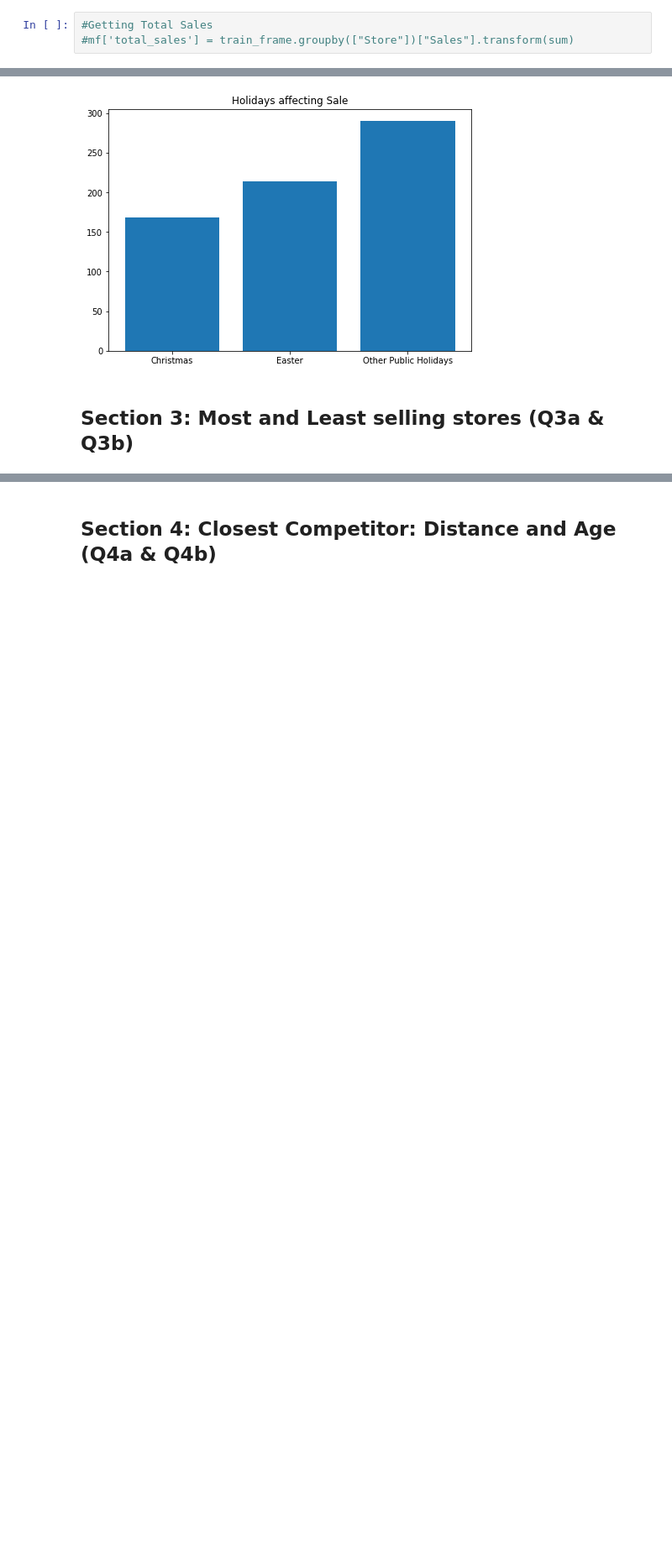
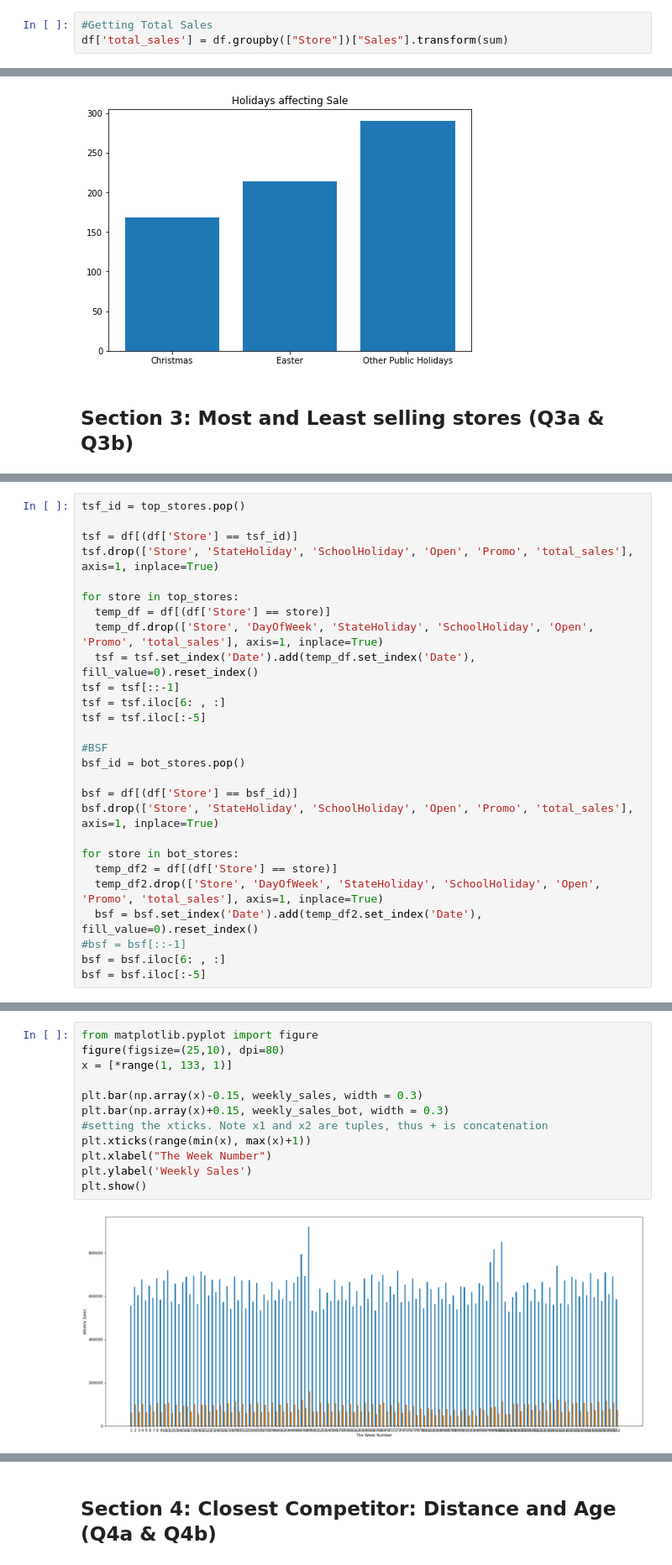
Before and after one commit to babuaravind/Rossman-Store-Sales, a Jupyter notebook: Babu_Aravind_Sivamani_cse519_hw3_bond_james_123456789.ipynb, the cells around one changed output, grey strips where cells are left out. Shown at 84% size. Cells and saved outputs as stored; diff of their text form; blank space fills up the shorter version.

```diff
--- a/Babu_Aravind_Sivamani_cse519_hw3_bond_james_123456789.ipynb
+++ b/Babu_Aravind_Sivamani_cse519_hw3_bond_james_123456789.ipynb
@@ -87,7 +90,7 @@ Store Dataframe
 merged_frame = sf.merge(df, on = "Store", how = "inner")
 # %%
 #Getting Total Sales
-#mf['total_sales'] = train_frame.groupby(["Store"])["Sales"].transform(sum)
+df['total_sales'] = df.groupby(["Store"])["Sales"].transform(sum)
 # %%
 #sub =
 #print(sub['Sales'].sum())
@@ -212,0 +259,27 @@ df['total_sales'] = df.groupby(["Store"])["Sales"].transform(sum)
+# %%
+tsf_id = top_stores.pop()
+
+tsf = df[(df['Store'] == tsf_id)]
+tsf.drop(['Store', 'StateHoliday', 'SchoolHoliday', 'Open', 'Promo', 'total_sales'], axis=1, inplace=True)
+
+for store in top_stores:
+  temp_df = df[(df['Store'] == store)]
+  temp_df.drop(['Store', 'DayOfWeek', 'StateHoliday', 'SchoolHoliday', 'Open', 'Promo', 'total_sales'], axis=1, inplace=True)
+  tsf = tsf.set_index('Date').add(temp_df.set_index('Date'), fill_value=0).reset_index()
+tsf = tsf[::-1]
+tsf = tsf.iloc[6: , :]
+tsf = tsf.iloc[:-5]
+
+#BSF
+bsf_id = bot_stores.pop()
+
+bsf = df[(df['Store'] == bsf_id)]
+bsf.drop(['Store', 'StateHoliday', 'SchoolHoliday', 'Open', 'Promo', 'total_sales'], axis=1, inplace=True)
+
+for store in bot_stores:
+  temp_df2 = df[(df['Store'] == store)]
+  temp_df2.drop(['Store', 'DayOfWeek', 'StateHoliday', 'SchoolHoliday', 'Open', 'Promo', 'total_sales'], axis=1, inplace=True)
+  bsf = bsf.set_index('Date').add(temp_df2.set_index('Date'), fill_value=0).reset_index()
+#bsf = bsf[::-1]
+bsf = bsf.iloc[6: , :]
+bsf = bsf.iloc[:-5]
@@ -212,0 +343,14 @@ df['total_sales'] = df.groupby(["Store"])["Sales"].transform(sum)
+# %%
+from matplotlib.pyplot import figure
+figure(figsize=(25,10), dpi=80)
+x = [*range(1, 133, 1)]
+
+plt.bar(np.array(x)-0.15, weekly_sales, width = 0.3)
+plt.bar(np.array(x)+0.15, weekly_sales_bot, width = 0.3)
+#setting the xticks. Note x1 and x2 are tuples, thus + is concatenation
+plt.xticks(range(min(x), max(x)+1))
+plt.xlabel("The Week Number")
+plt.ylabel('Weekly Sales')
+plt.show()
+# %% [output]
+[figure, added]
```
Also changed, not shown: parts of 9 cells of this notebook.
